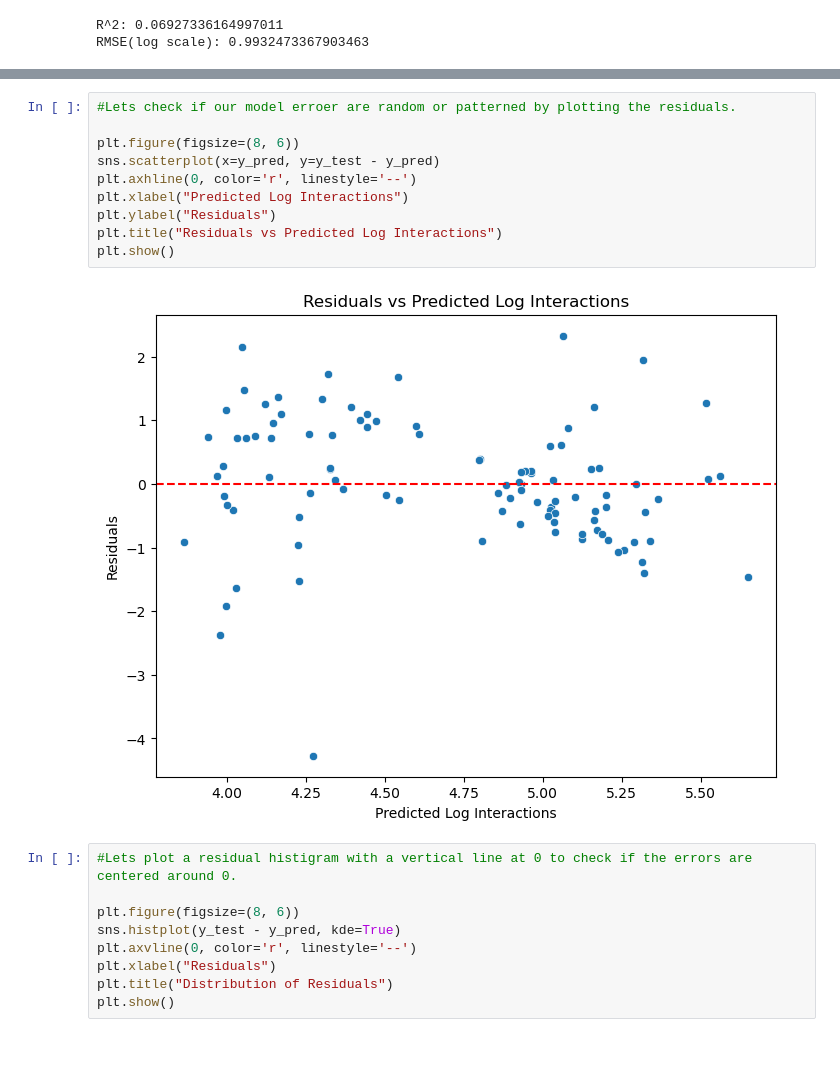
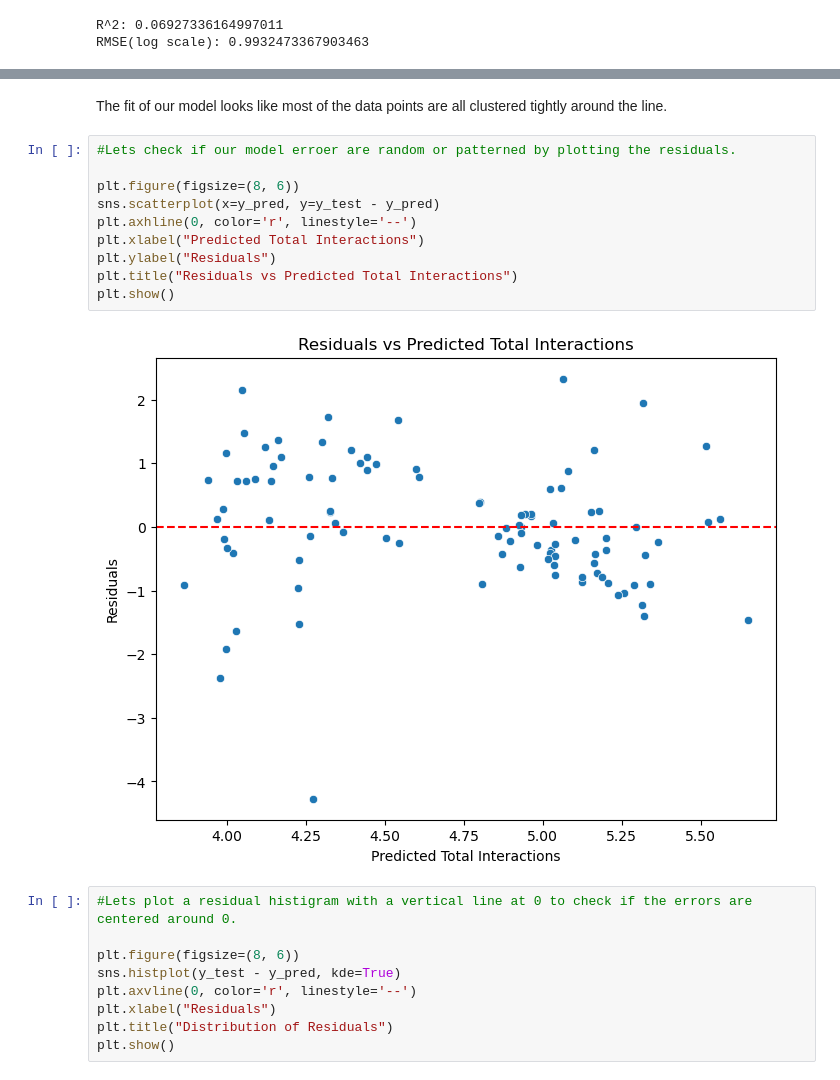
Before and after one commit to NhyiB/Phase-1-Portfolio-Project, a Jupyter notebook: code/model.ipynb, the cells around one changed output, grey strips where cells are left out. Cells and saved outputs as stored; diff of their text form; blank space fills up the shorter version.

```diff
--- a/code/model.ipynb
+++ b/code/model.ipynb
@@ -65,18 +65,20 @@ plt.title("Actual vs Predicted Log Interactions")
 plt.show()
 # %% [output]
 [figure]
+# %% [markdown]
+The fit of our model looks like most of the data points are all clustered tightly around the line.
 # %%
 #Lets check if our model erroer are random or patterned by plotting the residuals.
 
 plt.figure(figsize=(8, 6))
 sns.scatterplot(x=y_pred, y=y_test - y_pred)
 plt.axhline(0, color='r', linestyle='--')
-plt.xlabel("Predicted Log Interactions")
+plt.xlabel("Predicted Total Interactions")
 plt.ylabel("Residuals")
-plt.title("Residuals vs Predicted Log Interactions")
+plt.title("Residuals vs Predicted Total Interactions")
 plt.show()
 # %% [output]
-[figure, old version]
+[figure, new version]
 # %%
 #Lets plot a residual histigram with a vertical line at 0 to check if the errors are centered around 0.
 
```
Also changed, not shown: parts of 2 cells of this notebook, 3 other files.
